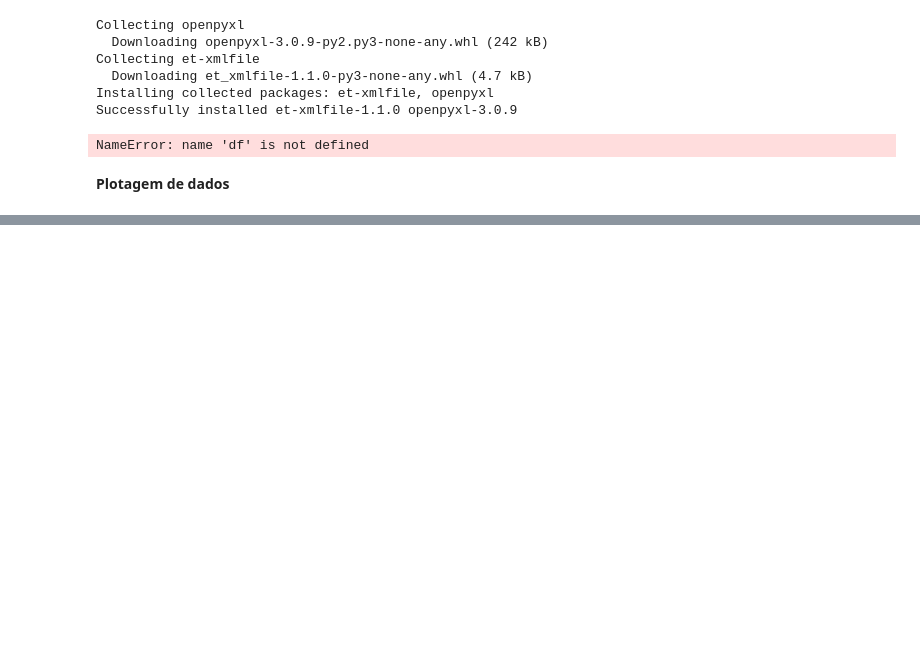
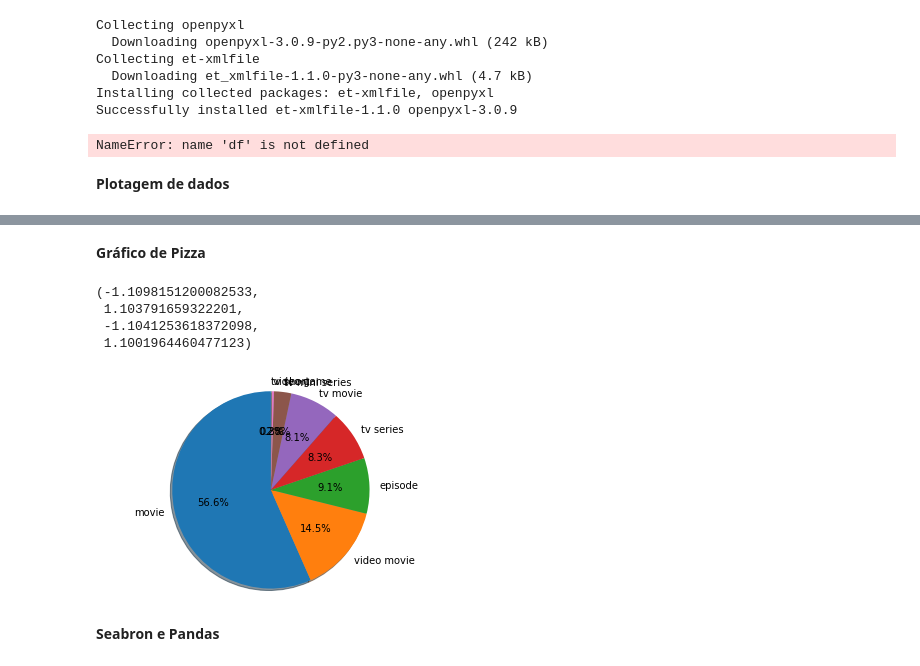
Before and after one commit to heliogald/Projeto-Python-Data-Science-and-Machine-Learning, a Jupyter notebook: jupyter/Untitled.ipynb, the cells around one changed output, grey strips where cells are left out. Saved outputs shown, nothing was run; the diff lists cells and outputs as text; code cells hidden in the pictures; blank space fills up the shorter version.

```diff
--- a/jupyter/Untitled.ipynb
+++ b/jupyter/Untitled.ipynb
@@ -510,0 +542,17 @@ NameError: name 'df' is not defined
+# %%
+x = df['kind'] .value_counts() .index
+y = df['kind'] .value_counts() .values
+# %% [markdown]
+**Gráfico de Pizza**
+# %%
+fig1, ax1 = plt.subplots()
+ax1.pie(y, labels=x, autopct='%1.1f%%', shadow=True, startangle=90)
+ax1.axis('equal')
+# %% [output]
+(-1.1098151200082533,
+ 1.103791659322201,
+ -1.1041253618372098,
+ 1.1001964460477123)
+[figure, added]
+# %% [markdown]
+**Seabron e Pandas**
```
Also changed, not shown: parts of 20 cells of this notebook, 10 other files.
